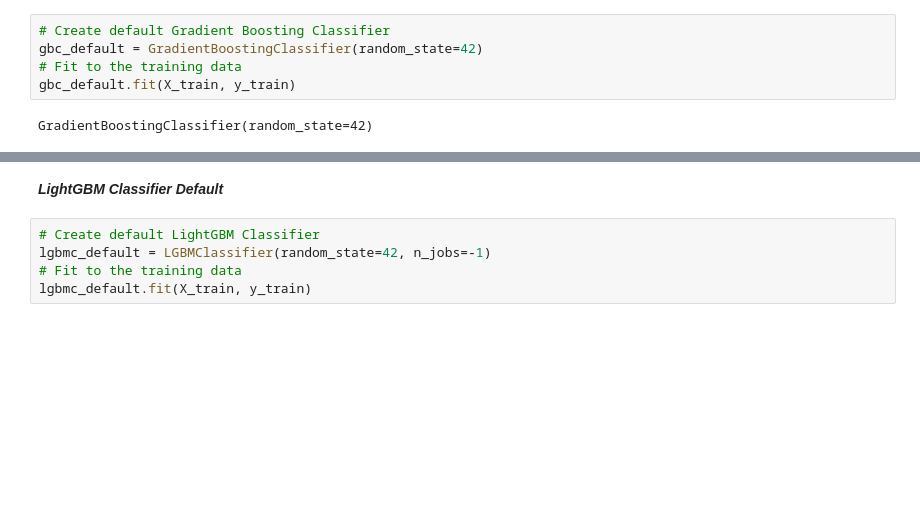
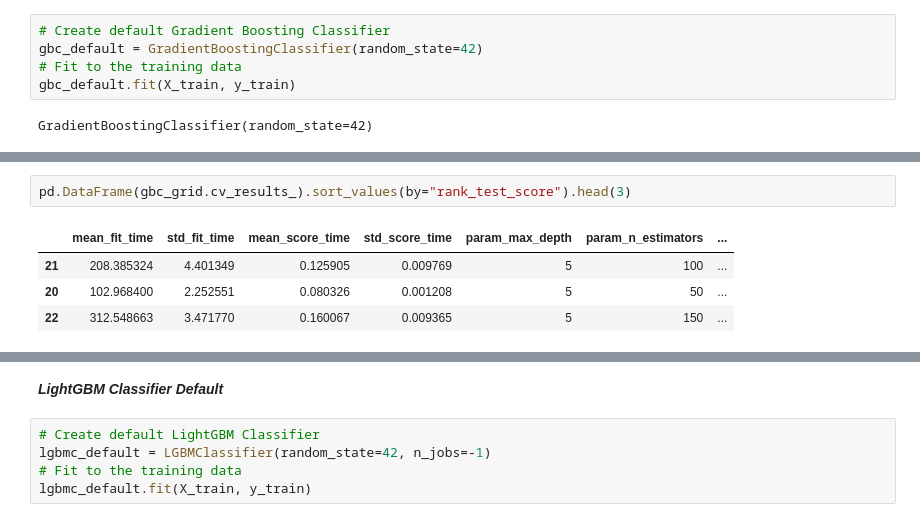
Before and after one commit to john-a-dixon/stellar-object-classification, a Jupyter notebook: stellar.ipynb, the cells around one changed output, grey strips where cells are left out. Saved outputs shown, nothing was run; the diff lists cells and outputs as text; blank space fills up the shorter version.

```diff
--- a/stellar.ipynb
+++ b/stellar.ipynb
@@ -473,0 +507,7 @@ metrics_df = pd.concat([metrics_df, metrics(y_train, y_train_preds, y_test, y_te
+# %%
+pd.DataFrame(gbc_grid.cv_results_).sort_values(by="rank_test_score").head(3)
+# %% [output]
+|  | mean_fit_time | std_fit_time | mean_score_time | std_score_time | param_max_depth | param_n_estimators | ... |
+| 21 | 208.385324 | 4.401349 | 0.125905 | 0.009769 | 5 | 100 | ... |
+| 20 | 102.968400 | 2.252551 | 0.080326 | 0.001208 | 5 | 50 | ... |
+| 22 | 312.548663 | 3.471770 | 0.160067 | 0.009365 | 5 | 150 | ... |
```
Also changed, not shown: parts of 21 cells of this notebook.
